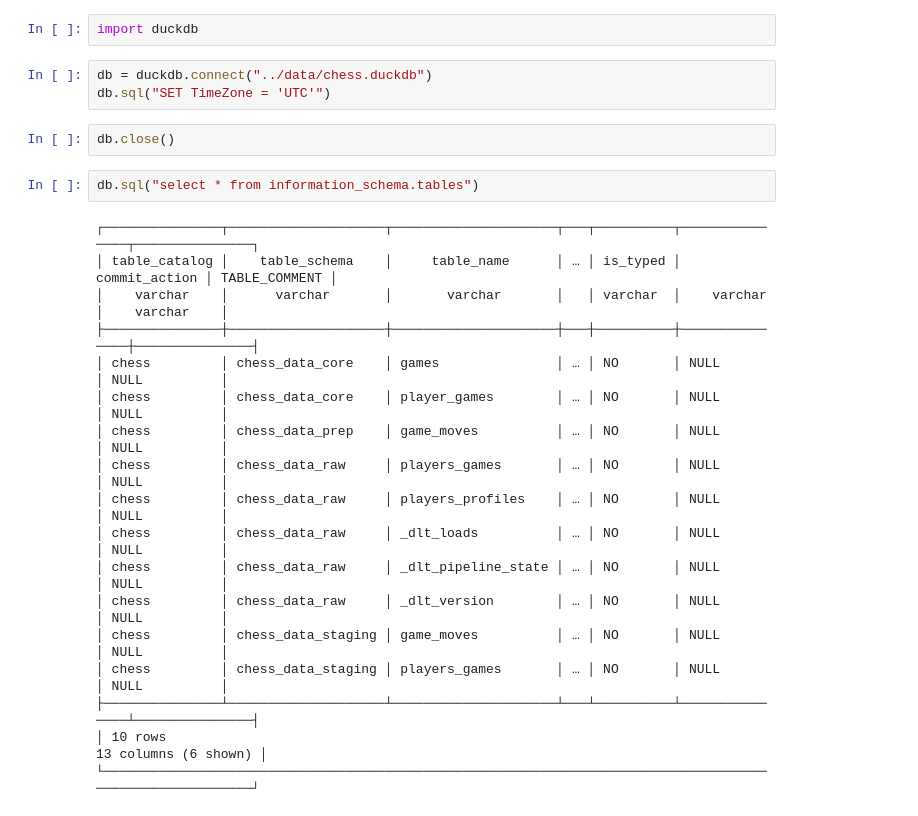
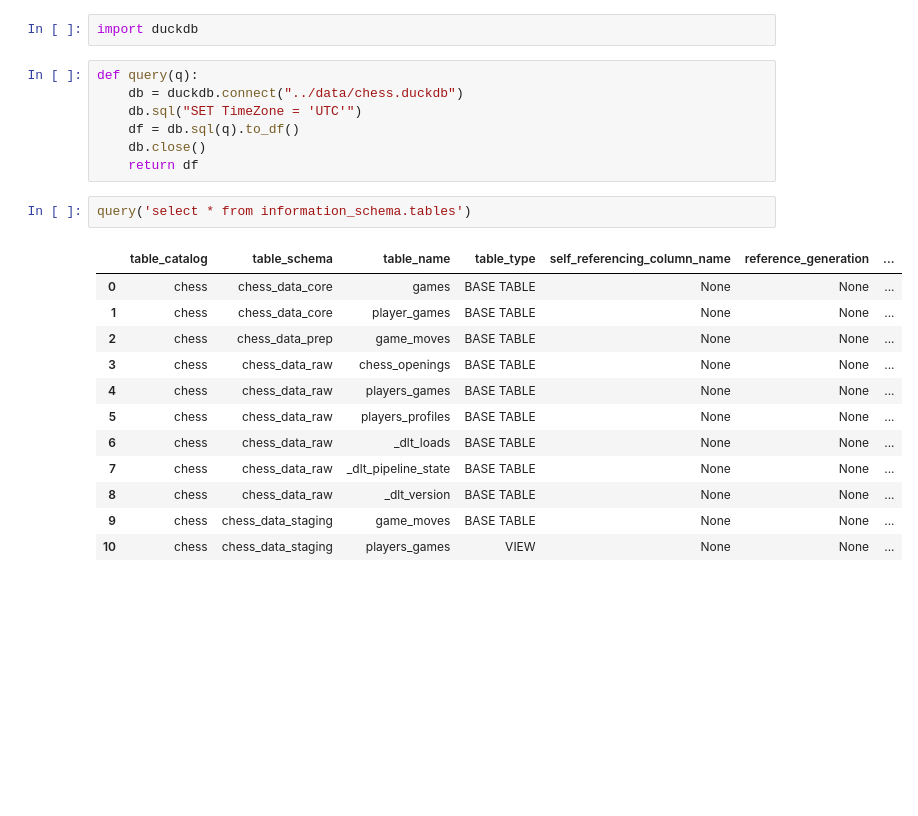
Before and after one commit to jkwd/chess_dashboard, a Jupyter notebook: chess_dagster/Untitled1.ipynb, the cells around one changed output. Saved outputs shown, nothing was run; the diff lists cells and outputs as text; blank space fills up the shorter version.

```diff
--- a/chess_dagster/Untitled1.ipynb
+++ b/chess_dagster/Untitled1.ipynb
@@ -1,27 +1,24 @@
 # %%
 import duckdb
 # %%
-db = duckdb.connect("../data/chess.duckdb")
-db.sql("SET TimeZone = 'UTC'")
+def query(q):
+    db = duckdb.connect("../data/chess.duckdb")
+    db.sql("SET TimeZone = 'UTC'")
+    df = db.sql(q).to_df()
+    db.close()
+    return df
-# %%
-db.close()
 # %%
-db.sql("select * from information_schema.tables")
+query('select * from information_schema.tables')
 # %% [output]
-┌───────────────┬────────────────────┬─────────────────────┬───┬──────────┬───────────────┬───────────────┐
-│ table_catalog │    table_schema    │     table_name      │ … │ is_typed │ commit_action │ TABLE_COMMENT │
-│    varchar    │      varchar       │       varchar       │   │ varchar  │    varchar    │    varchar    │
-├───────────────┼────────────────────┼─────────────────────┼───┼──────────┼───────────────┼───────────────┤
-│ chess         │ chess_data_core    │ games               │ … │ NO       │ NULL          │ NULL          │
-│ chess         │ chess_data_core    │ player_games        │ … │ NO       │ NULL          │ NULL          │
-│ chess         │ chess_data_prep    │ game_moves          │ … │ NO       │ NULL          │ NULL          │
-│ chess         │ chess_data_raw     │ players_games       │ … │ NO       │ NULL          │ NULL          │
-│ chess         │ chess_data_raw     │ players_profiles    │ … │ NO       │ NULL          │ NULL          │
-│ chess         │ chess_data_raw     │ _dlt_loads          │ … │ NO       │ NULL          │ NULL          │
-│ chess         │ chess_data_raw     │ _dlt_pipeline_state │ … │ NO       │ NULL          │ NULL          │
-│ chess         │ chess_data_raw     │ _dlt_version        │ … │ NO       │ NULL          │ NULL          │
-│ chess         │ chess_data_staging │ game_moves          │ … │ NO       │ NULL          │ NULL          │
-│ chess         │ chess_data_staging │ players_games       │ … │ NO       │ NULL          │ NULL          │
-├───────────────┴────────────────────┴─────────────────────┴───┴──────────┴───────────────┴───────────────┤
-│ 10 rows                                                                            13 columns (6 shown) │
-└─────────────────────────────────────────────────────────────────────────────────────────────────────────┘
+|  | table_catalog | table_schema | table_name | table_type | self_referencing_column_name | reference_generation | ... |
+| 0 | chess | chess_data_core | games | BASE TABLE | None | None | ... |
+| 1 | chess | chess_data_core | player_games | BASE TABLE | None | None | ... |
+| 2 | chess | chess_data_prep | game_moves | BASE TABLE | None | None | ... |
+| 3 | chess | chess_data_raw | chess_openings | BASE TABLE | None | None | ... |
+| 4 | chess | chess_data_raw | players_games | BASE TABLE | None | None | ... |
+| 5 | chess | chess_data_raw | players_profiles | BASE TABLE | None | None | ... |
+| 6 | chess | chess_data_raw | _dlt_loads | BASE TABLE | None | None | ... |
+| 7 | chess | chess_data_raw | _dlt_pipeline_state | BASE TABLE | None | None | ... |
+| 8 | chess | chess_data_raw | _dlt_version | BASE TABLE | None | None | ... |
+| 9 | chess | chess_data_staging | game_moves | BASE TABLE | None | None | ... |
+| 10 | chess | chess_data_staging | players_games | VIEW | None | None | ... |
```
Also changed, not shown: parts of 6 cells of this notebook.
